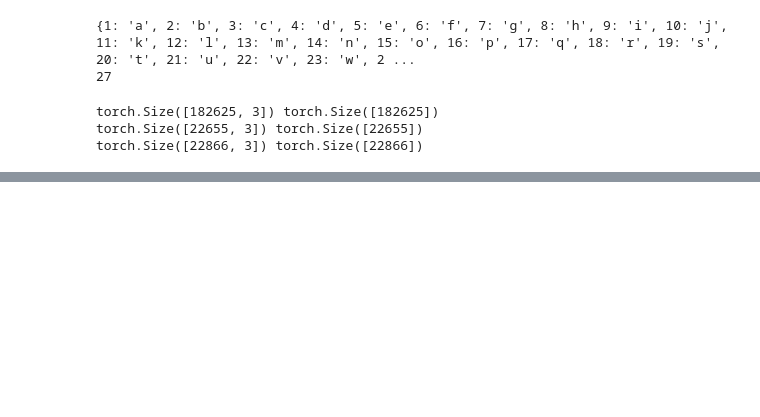
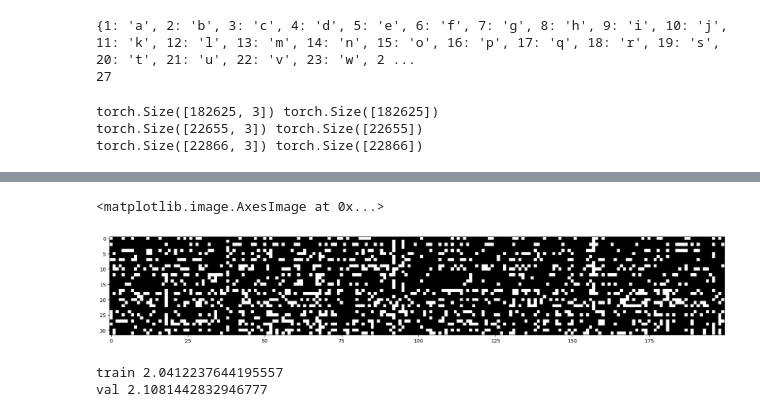
Before and after one commit to NessWrites/MyResearch, a Jupyter notebook: Kness.ipynb, the cells around one changed output, grey strips where cells are left out. Drawn from its saved outputs; the diff is of its cells as text; code cells hidden in the pictures; blank space fills up the shorter version.

```diff
--- a/Kness.ipynb
+++ b/Kness.ipynb
@@ -154,0 +162,27 @@ for i in range(max_steps):
+# %%
+plt.figure(figsize=(22,11))
+plt.imshow(h.abs()>0.99,cmap='gray', interpolation = 'nearest')
+# %% [output]
+<matplotlib.image.AxesImage at 0x...>
+[figure, added]
+# %%
+@torch.no_grad()
+def split_loss(split):
+    x,y = {
+		'train': {Xtr, Ytr},
+		'val': {Xdev, Ydev},
+		'test': {Xte, Yte}
+	}[split]
+
+    emb = C[x]
+    embcat = emb.view(emb.shape[0], -1)
+    h  = torch.tanh(embcat @ W1 +b1)
+    logits = h@W2 +b2
+    loss = F.cross_entropy(logits,y)
+    print(split, loss.item())
+
+split_loss('train')
+split_loss('val')
+# %% [output]
+train 2.0412237644195557
+val 2.1081442832946777
```
Also changed, not shown: parts of 8 cells of this notebook.
